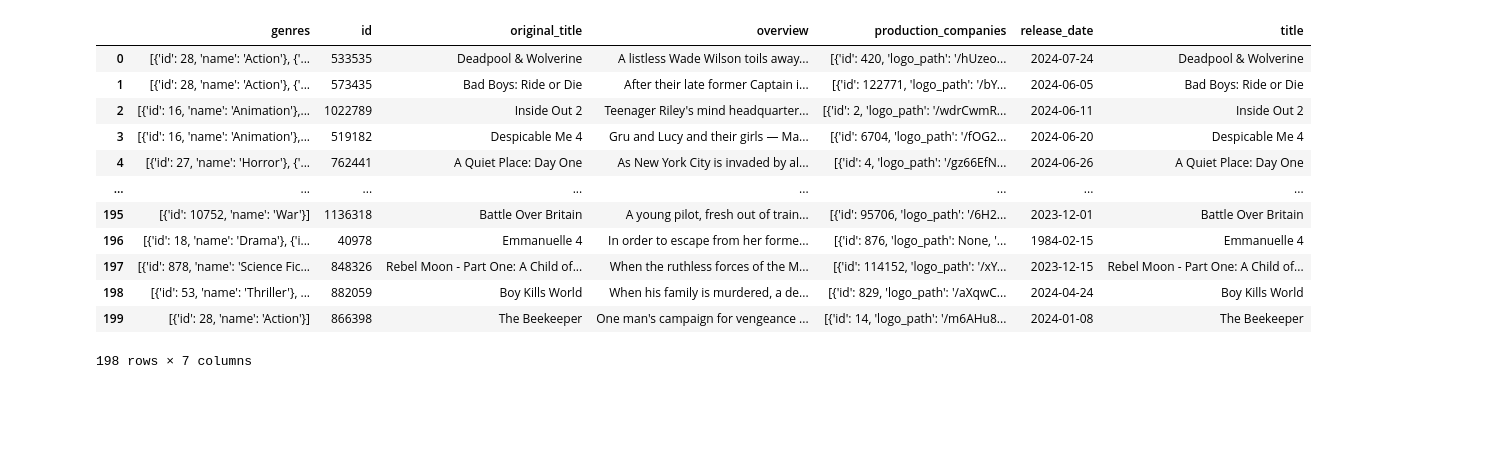
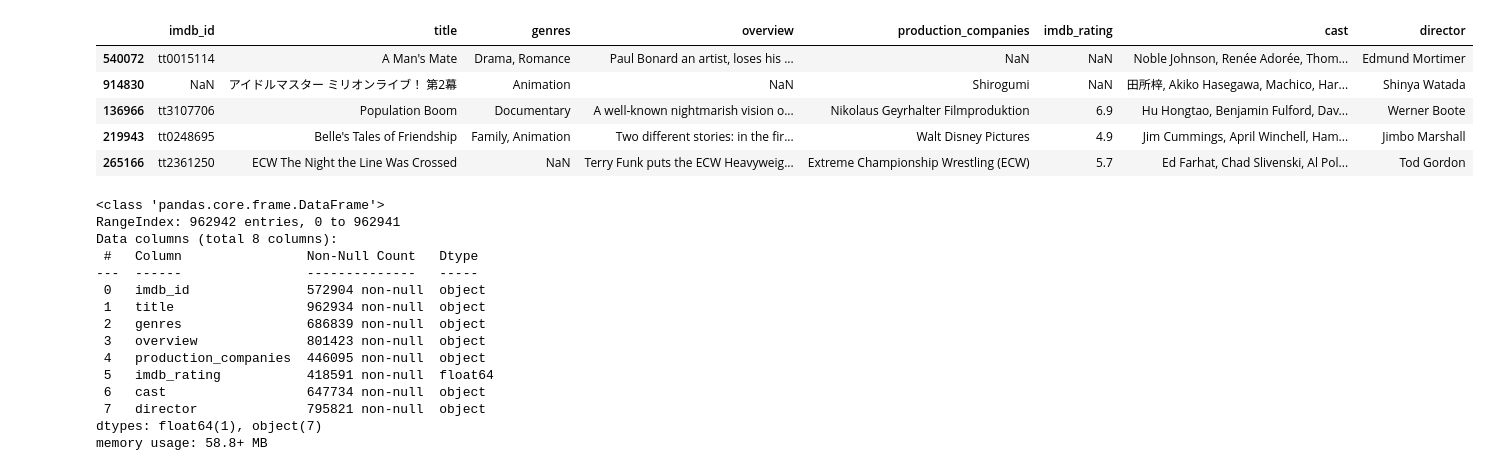
Before and after one commit to Karanraj-6/Movies_Recommendation_System, a Jupyter notebook: code.ipynb, the cells around one changed output. Drawn from its saved outputs; the diff is of its cells as text; code cells hidden in the pictures; blank space fills up the shorter version.

```diff
--- a/code.ipynb
+++ b/code.ipynb
@@ -2,7 +2,7 @@
 import pandas as pd
 # %%
 
-df_standard=pd.read_csv('tmdb_all_data.csv')
+df_standard=pd.read_csv('TMDB_all_movies.csv')
 # %%
 df_standard.info()
 # %% [output]
@@ -39,16 +55,28 @@ KeyError: "['Unnamed'] not found in axis"
+# %%
+df=df_standard[['imdb_id','title','genres','overview','production_companies','imdb_rating','cast', 'director']]
+df.sample(5)
+# %% [output]
+|  | imdb_id | title | genres | overview | production_companies | imdb_rating | cast | director |
+| 540072 | tt0015114 | A Man's Mate | Drama, Romance | Paul Bonard an artist, loses his ... | NaN | NaN | Noble Johnson, Renée Adorée, Thom... | Edmund Mortimer |
+| 914830 | NaN | アイドルマスター ミリオンライブ！ 第2幕 | Animation | NaN | Shirogumi | NaN | 田所梓, Akiko Hasegawa, Machico, Har... | Shinya Watada |
+| 136966 | tt3107706 | Population Boom | Documentary | A well-known nightmarish vision o... | Nikolaus Geyrhalter Filmproduktion | 6.9 | Hu Hongtao, Benjamin Fulford, Dav... | Werner Boote |
+| 219943 | tt0248695 | Belle's Tales of Friendship | Family, Animation | Two different stories: in the fir... | Walt Disney Pictures | 4.9 | Jim Cummings, April Winchell, Ham... | Jimbo Marshall |
+| 265166 | tt2361250 | ECW The Night the Line Was Crossed | NaN | Terry Funk puts the ECW Heavyweig... | Extreme Championship Wrestling (ECW) | 5.7 | Ed Farhat, Chad Slivenski, Al Pol... | Tod Gordon |
 # %%
-df.dropna()
+df.info()
 # %% [output]
-|  | genres | id | original_title | overview | production_companies | release_date | title |
-| 0 | [{'id': 28, 'name': 'Action'}, {'... | 533535 | Deadpool & Wolverine | A listless Wade Wilson toils away... | [{'id': 420, 'logo_path': '/hUzeo... | 2024-07-24 | Deadpool & Wolverine |
-| 1 | [{'id': 28, 'name': 'Action'}, {'... | 573435 | Bad Boys: Ride or Die | After their late former Captain i... | [{'id': 122771, 'logo_path': '/bY... | 2024-06-05 | Bad Boys: Ride or Die |
-| 2 | [{'id': 16, 'name': 'Animation'},... | 1022789 | Inside Out 2 | Teenager Riley's mind headquarter... | [{'id': 2, 'logo_path': '/wdrCwmR... | 2024-06-11 | Inside Out 2 |
-| 3 | [{'id': 16, 'name': 'Animation'},... | 519182 | Despicable Me 4 | Gru and Lucy and their girls — Ma... | [{'id': 6704, 'logo_path': '/fOG2... | 2024-06-20 | Despicable Me 4 |
-| 4 | [{'id': 27, 'name': 'Horror'}, {'... | 762441 | A Quiet Place: Day One | As New York City is invaded by al... | [{'id': 4, 'logo_path': '/gz66EfN... | 2024-06-26 | A Quiet Place: Day One |
-| ... | ... | ... | ... | ... | ... | ... | ... |
-| 195 | [{'id': 10752, 'name': 'War'}] | 1136318 | Battle Over Britain | A young pilot, fresh out of train... | [{'id': 95706, 'logo_path': '/6H2... | 2023-12-01 | Battle Over Britain |
-| 196 | [{'id': 18, 'name': 'Drama'}, {'i... | 40978 | Emmanuelle 4 | In order to escape from her forme... | [{'id': 876, 'logo_path': None, '... | 1984-02-15 | Emmanuelle 4 |
-| 197 | [{'id': 878, 'name': 'Science Fic... | 848326 | Rebel Moon - Part One: A Child of... | When the ruthless forces of the M... | [{'id': 114152, 'logo_path': '/xY... | 2023-12-15 | Rebel Moon - Part One: A Child of... |
-| 198 | [{'id': 53, 'name': 'Thriller'}, ... | 882059 | Boy Kills World | When his family is murdered, a de... | [{'id': 829, 'logo_path': '/aXqwC... | 2024-04-24 | Boy Kills World |
-| 199 | [{'id': 28, 'name': 'Action'}] | 866398 | The Beekeeper | One man's campaign for vengeance ... | [{'id': 14, 'logo_path': '/m6AHu8... | 2024-01-08 | The Beekeeper |
-198 rows × 7 columns
+<class 'pandas.core.frame.DataFrame'>
+RangeIndex: 962942 entries, 0 to 962941
+Data columns (total 8 columns):
+ #   Column                Non-Null Count   Dtype
+---  ------                --------------   -----
+ 0   imdb_id               572904 non-null  object
+ 1   title                 962934 non-null  object
+ 2   genres                686839 non-null  object
+ 3   overview              801423 non-null  object
+ 4   production_companies  446095 non-null  object
+ 5   imdb_rating           418591 non-null  float64
+ 6   cast                  647734 non-null  object
+ 7   director              795821 non-null  object
+dtypes: float64(1), object(7)
+memory usage: 58.8+ MB
```
Also changed, not shown: parts of 27 cells of this notebook.
